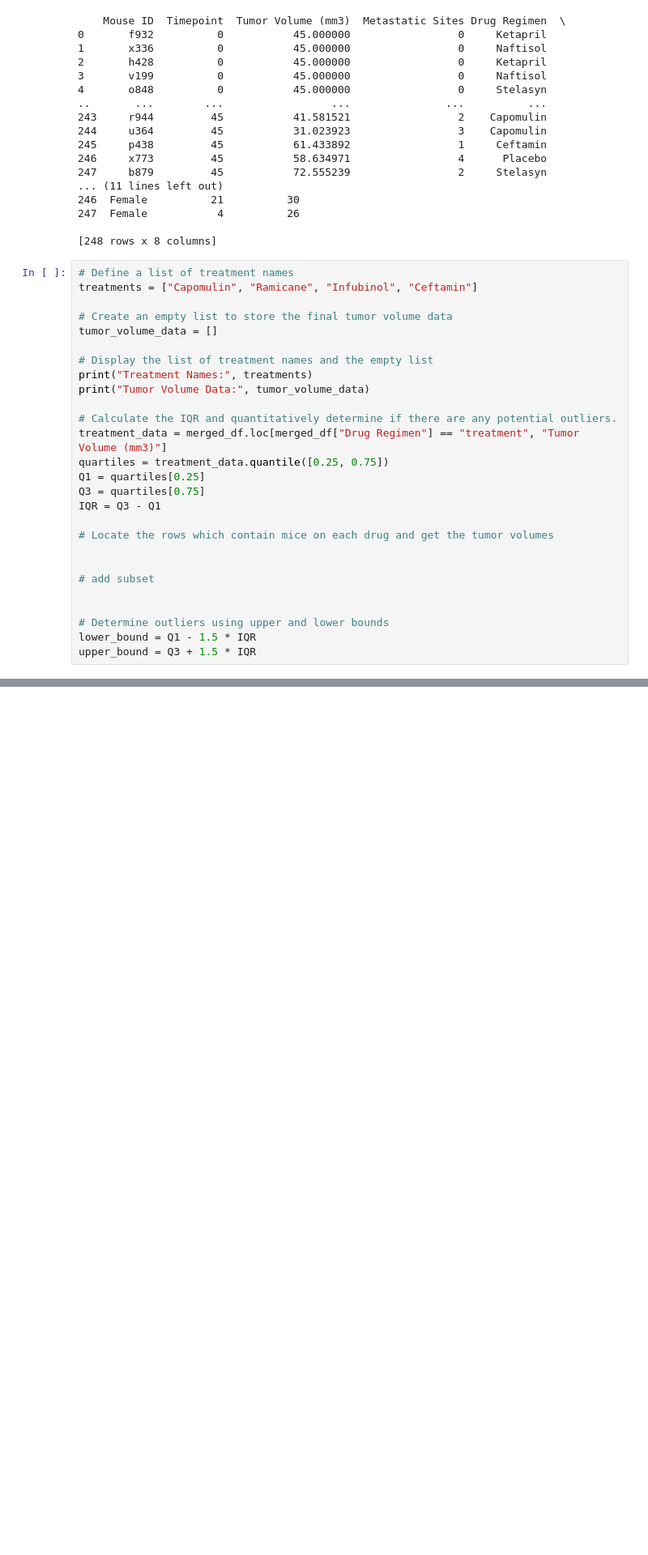
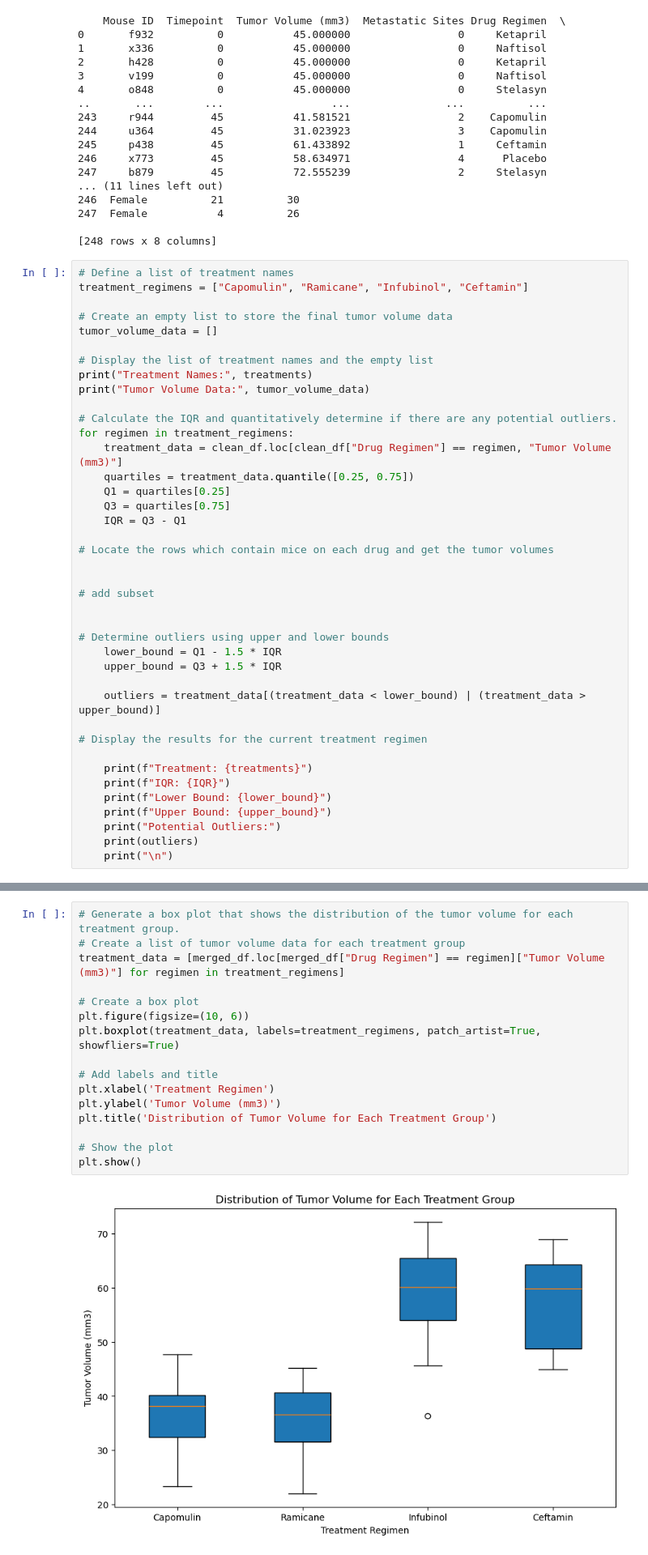
Before and after one commit to ljom412/matplotlib-challenge, a Jupyter notebook: main.ipynb, the cells around one changed output, grey strips where cells are left out. Shown at 81% size. Cells and saved outputs as stored; diff of their text form; blank space fills up the shorter version.

```diff
--- a/main.ipynb
+++ b/main.ipynb
@@ -197,7 +203,7 @@ print(merged_df)
 [248 rows x 8 columns]
 # %%
 # Define a list of treatment names
-treatments = ["Capomulin", "Ramicane", "Infubinol", "Ceftamin"]
+treatment_regimens = ["Capomulin", "Ramicane", "Infubinol", "Ceftamin"]
 
 # Create an empty list to store the final tumor volume data
 tumor_volume_data = []
@@ -207,11 +213,12 @@ print("Treatment Names:", treatments)
 print("Tumor Volume Data:", tumor_volume_data)
 
 # Calculate the IQR and quantitatively determine if there are any potential outliers.
-treatment_data = merged_df.loc[merged_df["Drug Regimen"] == "treatment", "Tumor Volume (mm3)"]
-quartiles = treatment_data.quantile([0.25, 0.75])
-Q1 = quartiles[0.25]
-Q3 = quartiles[0.75]
-IQR = Q3 - Q1
+for regimen in treatment_regimens:
+    treatment_data = clean_df.loc[clean_df["Drug Regimen"] == regimen, "Tumor Volume (mm3)"]
+    quartiles = treatment_data.quantile([0.25, 0.75])
+    Q1 = quartiles[0.25]
+    Q3 = quartiles[0.75]
+    IQR = Q3 - Q1
 
 # Locate the rows which contain mice on each drug and get the tumor volumes
 
@@ -220,8 +227,20 @@ IQR = Q3 - Q1
 
 
 # Determine outliers using upper and lower bounds
-lower_bound = Q1 - 1.5 * IQR
-upper_bound = Q3 + 1.5 * IQR
+    lower_bound = Q1 - 1.5 * IQR
+    upper_bound = Q3 + 1.5 * IQR
+
+    outliers = treatment_data[(treatment_data < lower_bound) | (treatment_data > upper_bound)]
+
+# Display the results for the current treatment regimen
+
+    print(f"Treatment: {treatments}")
+    print(f"IQR: {IQR}")
+    print(f"Lower Bound: {lower_bound}")
+    print(f"Upper Bound: {upper_bound}")
+    print("Potential Outliers:")
+    print(outliers)
+    print("\n")
 # %% [output]
 Treatment Names: ['Capomulin', 'Ramicane', 'Infubinol', 'Ceftamin']
 Tumor Volume Data: []
@@ -227,0 +262,18 @@ Tumor Volume Data: []
+# %%
+# Generate a box plot that shows the distribution of the tumor volume for each treatment group.
+# Create a list of tumor volume data for each treatment group
+treatment_data = [merged_df.loc[merged_df["Drug Regimen"] == regimen]["Tumor Volume (mm3)"] for regimen in treatment_regimens]
+
+# Create a box plot
+plt.figure(figsize=(10, 6))
+plt.boxplot(treatment_data, labels=treatment_regimens, patch_artist=True, showfliers=True)
+
+# Add labels and title
+plt.xlabel('Treatment Regimen')
+plt.ylabel('Tumor Volume (mm3)')
+plt.title('Distribution of Tumor Volume for Each Treatment Group')
+
+# Show the plot
+plt.show()
+# %% [output]
+[figure, added]
```
Also changed, not shown: parts of 5 cells of this notebook.
